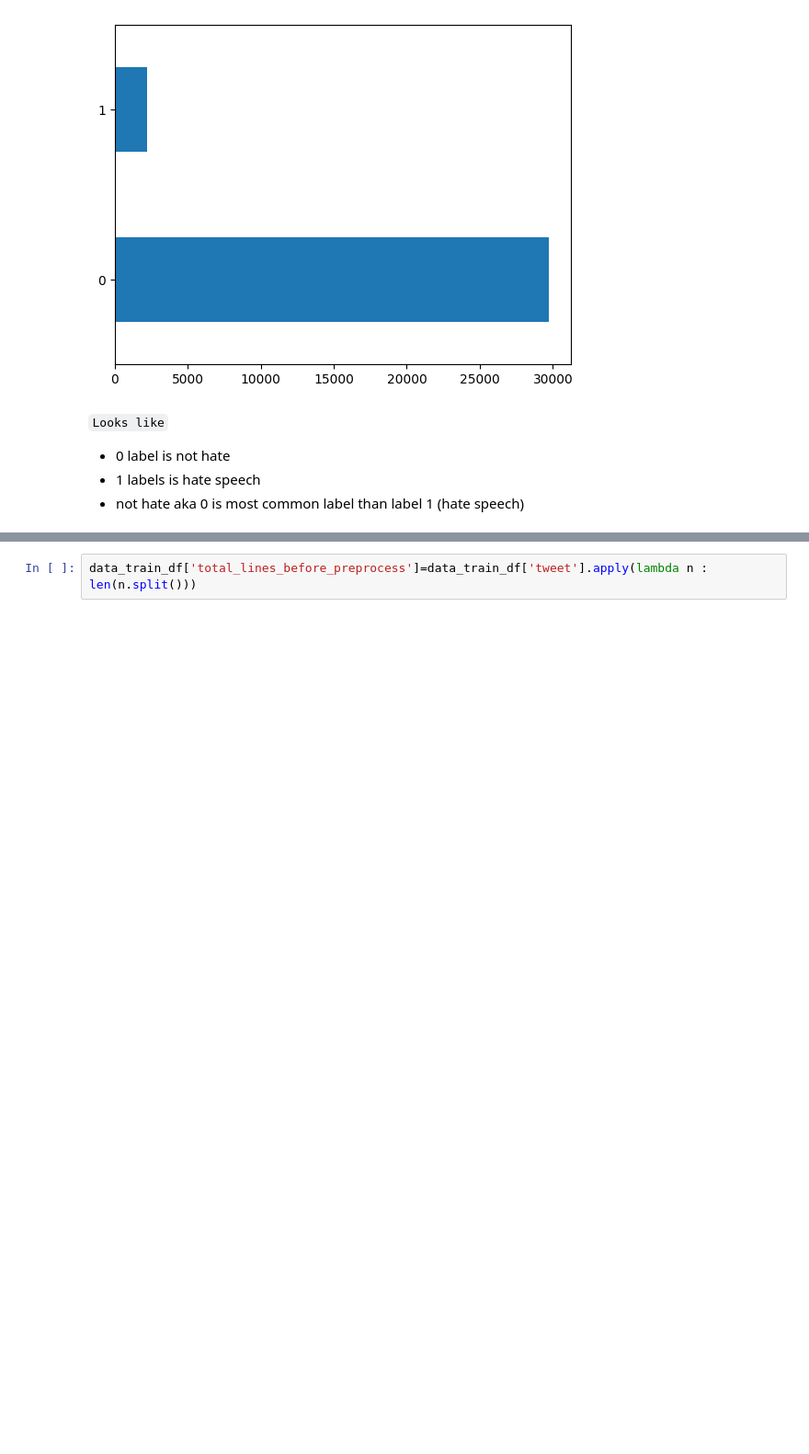
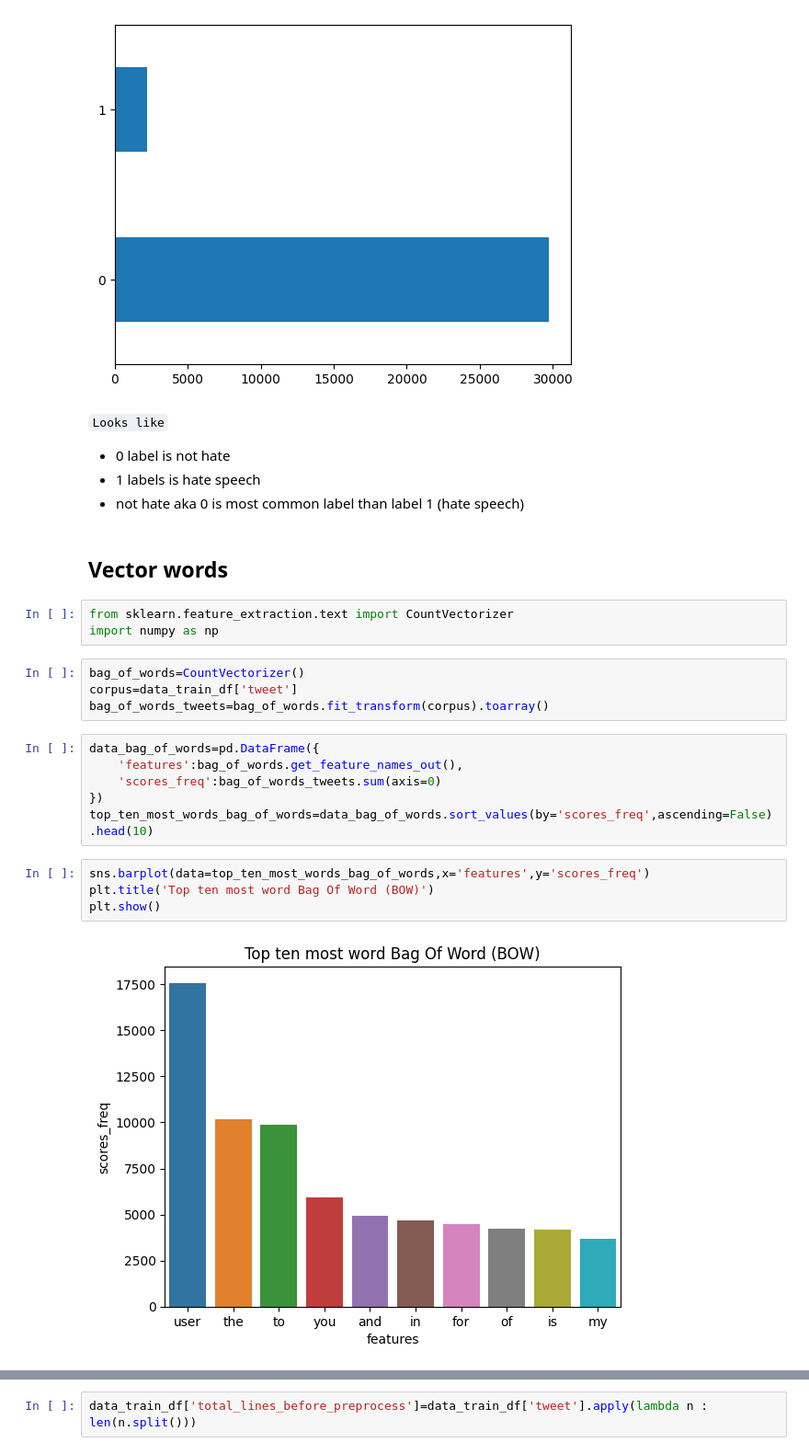
Before and after one commit to ackermanjayjay/Detection-tweets-hate-speech, a Jupyter notebook: Tweets_hate_speech.ipynb, the cells around one changed output, grey strips where cells are left out. Shown at 92% size. Saved outputs shown, nothing was run; the diff lists cells and outputs as text; blank space fills up the shorter version.

Commit message:
adding how to see top most word in bag of words

```diff
--- a/Tweets_hate_speech.ipynb
+++ b/Tweets_hate_speech.ipynb
@@ -104,3 +104,24 @@ data_train_df.labels.value_counts().plot.barh();
 * 0 label is not hate
 * 1 labels is hate speech
 * not hate aka 0 is most common label than label 1 (hate speech)
+# %% [markdown]
+## Vector words
+# %%
+from sklearn.feature_extraction.text import CountVectorizer
+import numpy as np
+# %%
+bag_of_words=CountVectorizer()
+corpus=data_train_df['tweet']
+bag_of_words_tweets=bag_of_words.fit_transform(corpus).toarray()
+# %%
+data_bag_of_words=pd.DataFrame({
+    'features':bag_of_words.get_feature_names_out(),
+    'scores_freq':bag_of_words_tweets.sum(axis=0)
+})
+top_ten_most_words_bag_of_words=data_bag_of_words.sort_values(by='scores_freq',ascending=False).head(10)
+# %%
+sns.barplot(data=top_ten_most_words_bag_of_words,x='features',y='scores_freq')
+plt.title('Top ten most word Bag Of Word (BOW)')
+plt.show()
+# %% [output]
+[figure, added]
```
Also changed, not shown: parts of 11 cells of this notebook.
